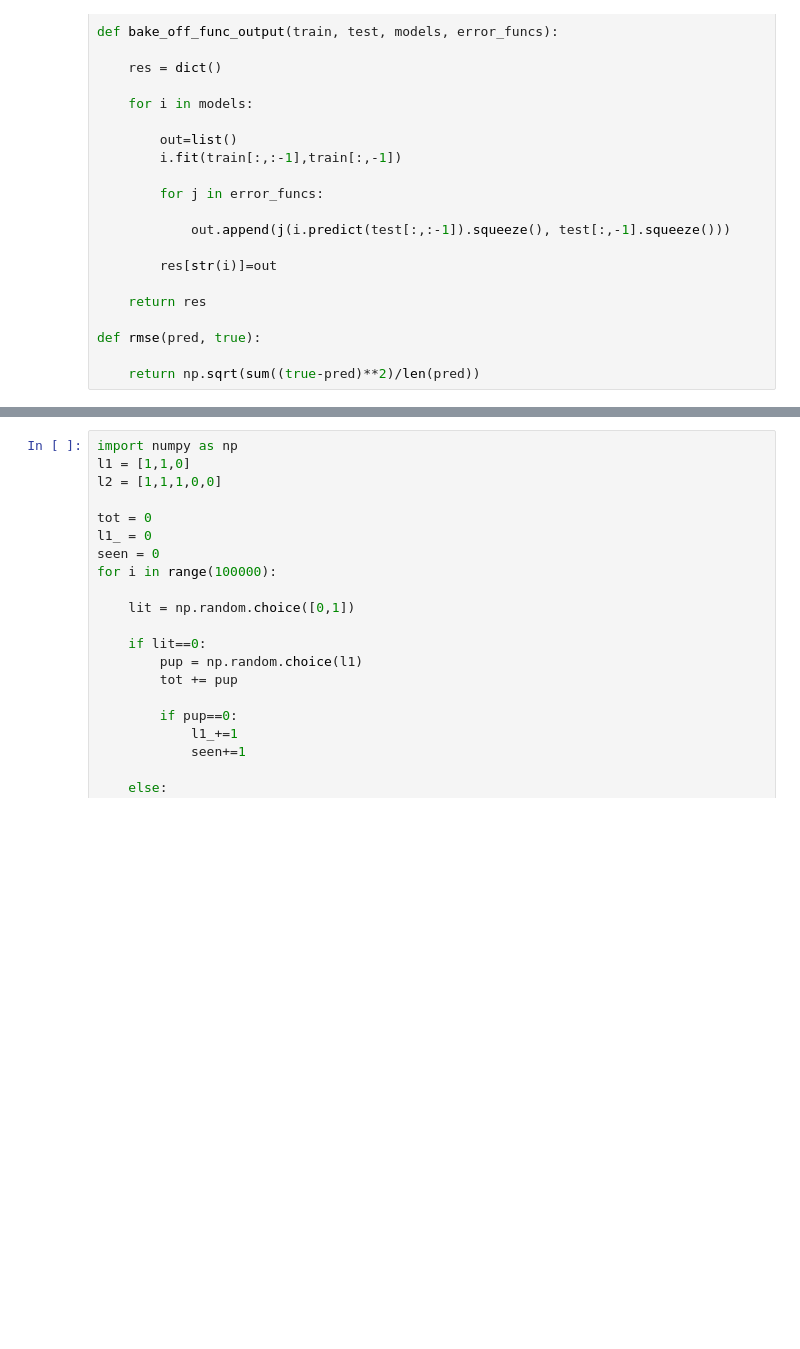
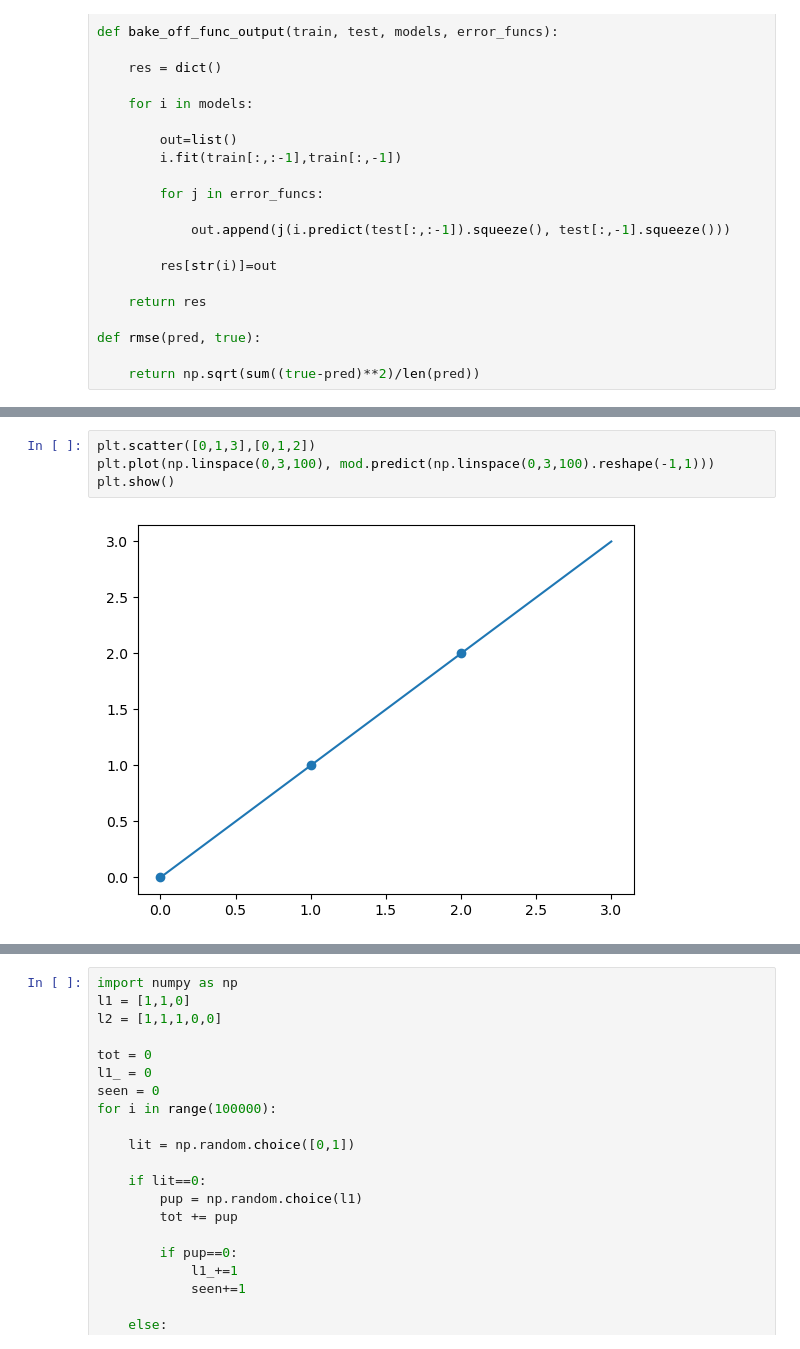
Before and after one commit to Jbug1/mixturePred, a Jupyter notebook: coeff_recovery.ipynb, the cells around one changed output, grey strips where cells are left out. Drawn from its saved outputs; the diff is of its cells as text; blank space fills up the shorter version.

```diff
--- a/coeff_recovery.ipynb
+++ b/coeff_recovery.ipynb
@@ -173,0 +251,6 @@ res = bake_off_func_output(train[:10],test,models,[rmse])
+# %%
+plt.scatter([0,1,3],[0,1,2])
+plt.plot(np.linspace(0,3,100), mod.predict(np.linspace(0,3,100).reshape(-1,1)))
+plt.show()
+# %% [output]
+[figure, added]
```
Also changed, not shown: parts of 18 cells of this notebook, 3 other files.
